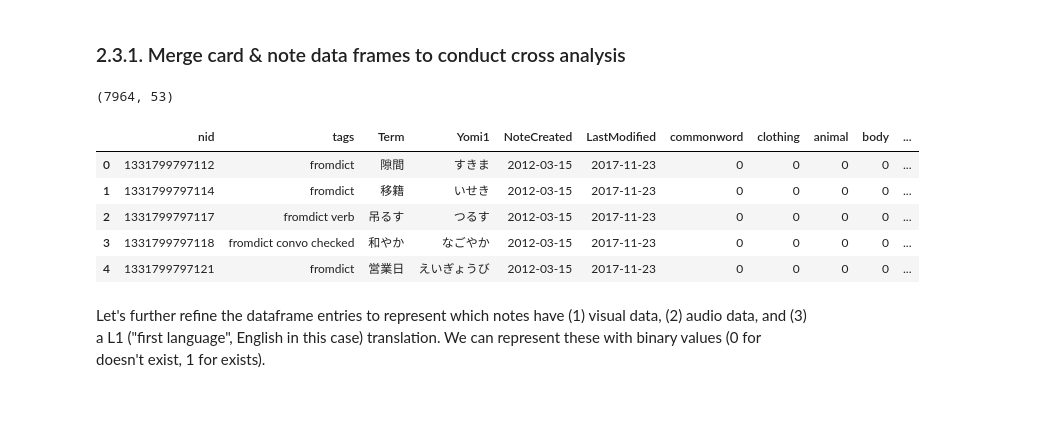
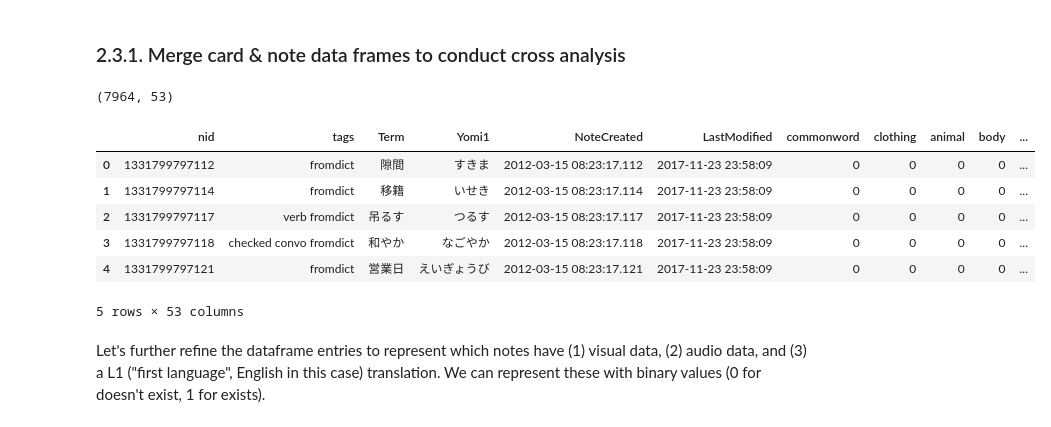
Before and after one commit to avidrucker/vocab-analysis, a Jupyter notebook: section_2_prepare_the_data.ipynb, the cells around one changed output. Drawn from its saved outputs; the diff is of its cells as text; code cells hidden in the pictures.

```diff
--- a/section_2_prepare_the_data.ipynb
+++ b/section_2_prepare_the_data.ipynb
@@ -1022,17 +1034,18 @@ df_notes_012_mid_section_2.to_csv('datasets/df_notes_012_mid_section_2.csv')
 # %%
 # now that we have note id's for all the words, we can
 # join together these separate dataframes
-df_combo = pd.merge(df_notes_012_final_section_2, df_cards_008_final_section_2, on='nid')
+df_combo = pd.merge(df_notes_012_mid_section_2, df_cards_008_mid_section_2, on='nid')
 print(df_combo.shape)
 df_combo.head()
 # %% [output]
 (7964, 53)
 |  | nid | tags | Term | Yomi1 | NoteCreated | LastModified | commonword | clothing | animal | body | ... |
-| 0 | 1331799797112 | fromdict | 隙間 | すきま | 2012-03-15 | 2017-11-23 | 0 | 0 | 0 | 0 | ... |
-| 1 | 1331799797114 | fromdict | 移籍 | いせき | 2012-03-15 | 2017-11-23 | 0 | 0 | 0 | 0 | ... |
-| 2 | 1331799797117 | fromdict verb | 吊るす | つるす | 2012-03-15 | 2017-11-23 | 0 | 0 | 0 | 0 | ... |
-| 3 | 1331799797118 | fromdict convo checked | 和やか | なごやか | 2012-03-15 | 2017-11-23 | 0 | 0 | 0 | 0 | ... |
-| 4 | 1331799797121 | fromdict | 営業日 | えいぎょうび | 2012-03-15 | 2017-11-23 | 0 | 0 | 0 | 0 | ... |
+| 0 | 1331799797112 | fromdict | 隙間 | すきま | 2012-03-15 08:23:17.112 | 2017-11-23 23:58:09 | 0 | 0 | 0 | 0 | ... |
+| 1 | 1331799797114 | fromdict | 移籍 | いせき | 2012-03-15 08:23:17.114 | 2017-11-23 23:58:09 | 0 | 0 | 0 | 0 | ... |
+| 2 | 1331799797117 | verb fromdict | 吊るす | つるす | 2012-03-15 08:23:17.117 | 2017-11-23 23:58:09 | 0 | 0 | 0 | 0 | ... |
+| 3 | 1331799797118 | checked convo fromdict | 和やか | なごやか | 2012-03-15 08:23:17.118 | 2017-11-23 23:58:09 | 0 | 0 | 0 | 0 | ... |
+| 4 | 1331799797121 | fromdict | 営業日 | えいぎょうび | 2012-03-15 08:23:17.121 | 2017-11-23 23:58:09 | 0 | 0 | 0 | 0 | ... |
+5 rows × 53 columns
 # %% [markdown]
 Let's further refine the dataframe entries to represent which notes have (1) visual data, (2) audio data, and (3) a L1 ("first language", English in this case) translation. We can represent these with binary values (0 for doesn't exist, 1 for exists).
 # %% [markdown]
```
Also changed, not shown: parts of 17 cells of this notebook, 3 other files.
